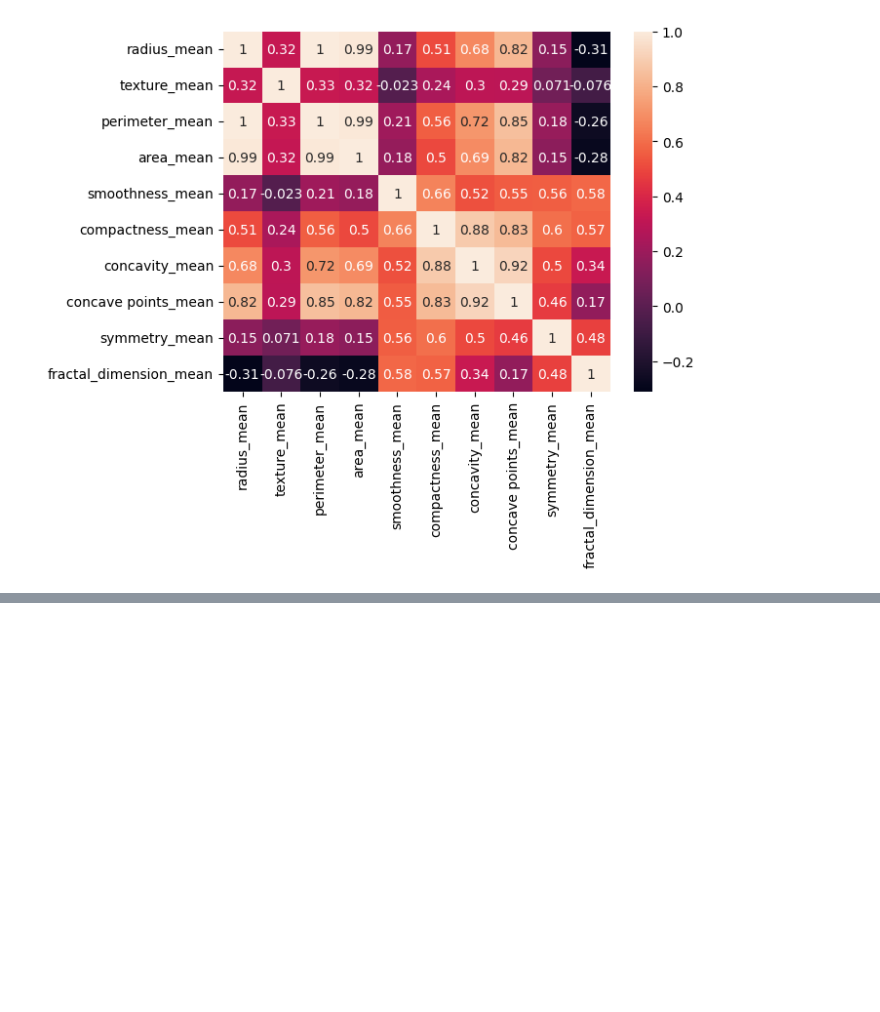
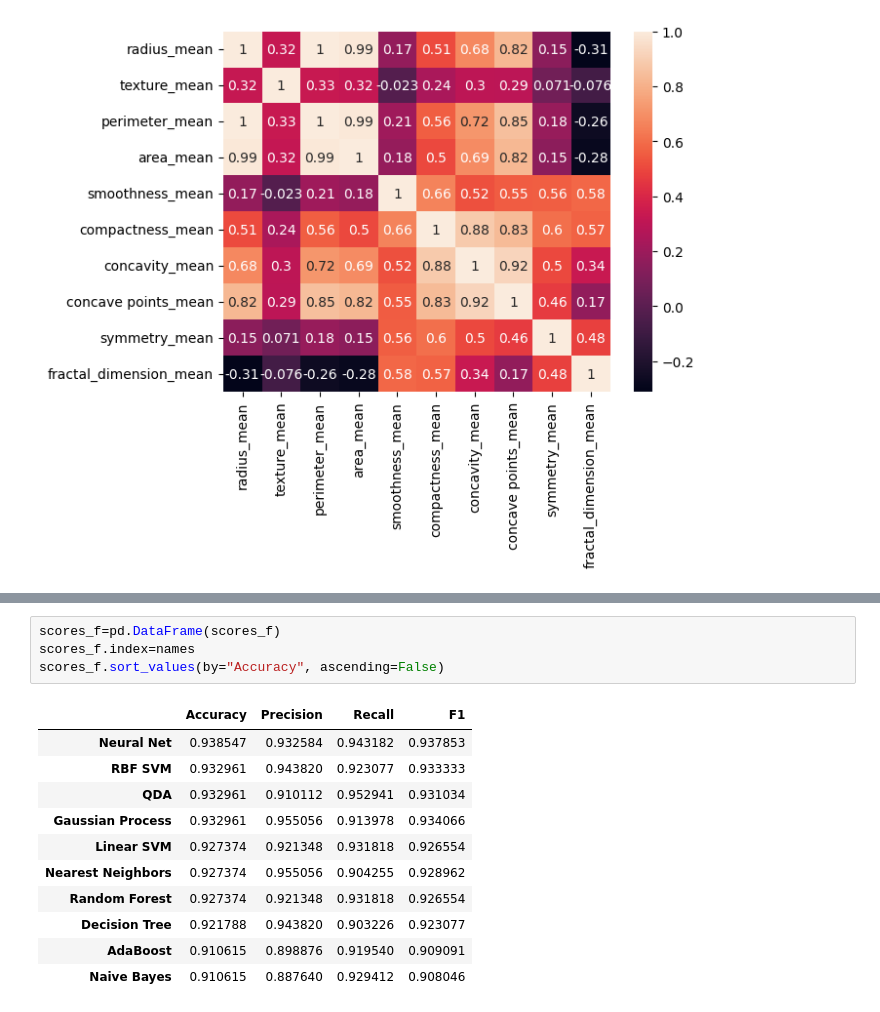
Before and after one commit to kzoltowska/Machine_Learning_Breast_Cancer_Data, a Jupyter notebook: Machine_learning_classifiers.ipynb, the cells around one changed output, grey strips where cells are left out. Drawn from its saved outputs; the diff is of its cells as text; blank space fills up the shorter version.

```diff
--- a/Machine_learning_classifiers.ipynb
+++ b/Machine_learning_classifiers.ipynb
@@ -166,0 +228,16 @@ sb.heatmap(corr_matrix,annot=True)
+# %%
+scores_f=pd.DataFrame(scores_f)
+scores_f.index=names
+scores_f.sort_values(by="Accuracy", ascending=False)
+# %% [output]
+|  | Accuracy | Precision | Recall | F1 |
+| Neural Net | 0.938547 | 0.932584 | 0.943182 | 0.937853 |
+| RBF SVM | 0.932961 | 0.943820 | 0.923077 | 0.933333 |
+| QDA | 0.932961 | 0.910112 | 0.952941 | 0.931034 |
+| Gaussian Process | 0.932961 | 0.955056 | 0.913978 | 0.934066 |
+| Linear SVM | 0.927374 | 0.921348 | 0.931818 | 0.926554 |
+| Nearest Neighbors | 0.927374 | 0.955056 | 0.904255 | 0.928962 |
+| Random Forest | 0.927374 | 0.921348 | 0.931818 | 0.926554 |
+| Decision Tree | 0.921788 | 0.943820 | 0.903226 | 0.923077 |
+| AdaBoost | 0.910615 | 0.898876 | 0.919540 | 0.909091 |
+| Naive Bayes | 0.910615 | 0.887640 | 0.929412 | 0.908046 |
```
Also changed, not shown: parts of 9 cells of this notebook.
